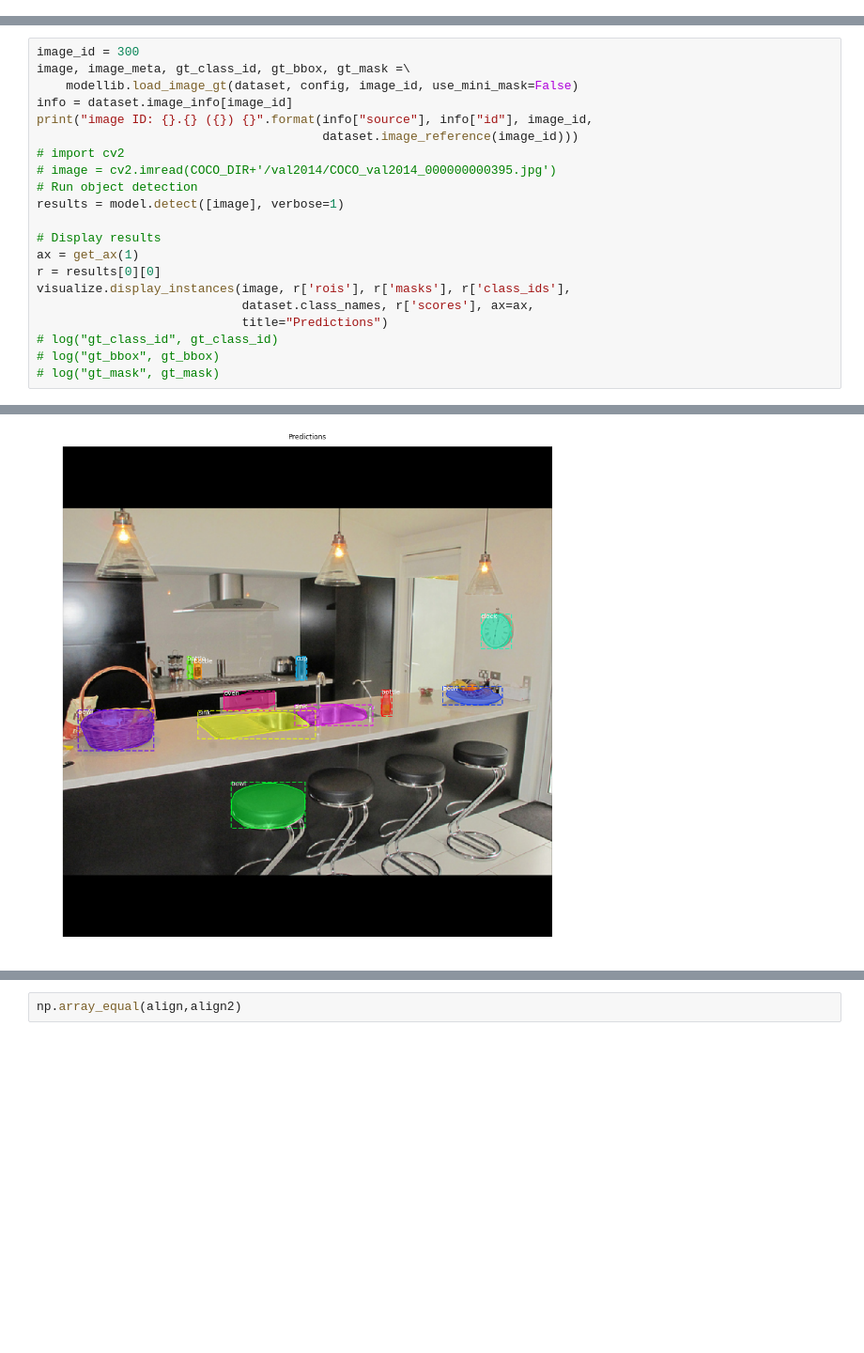
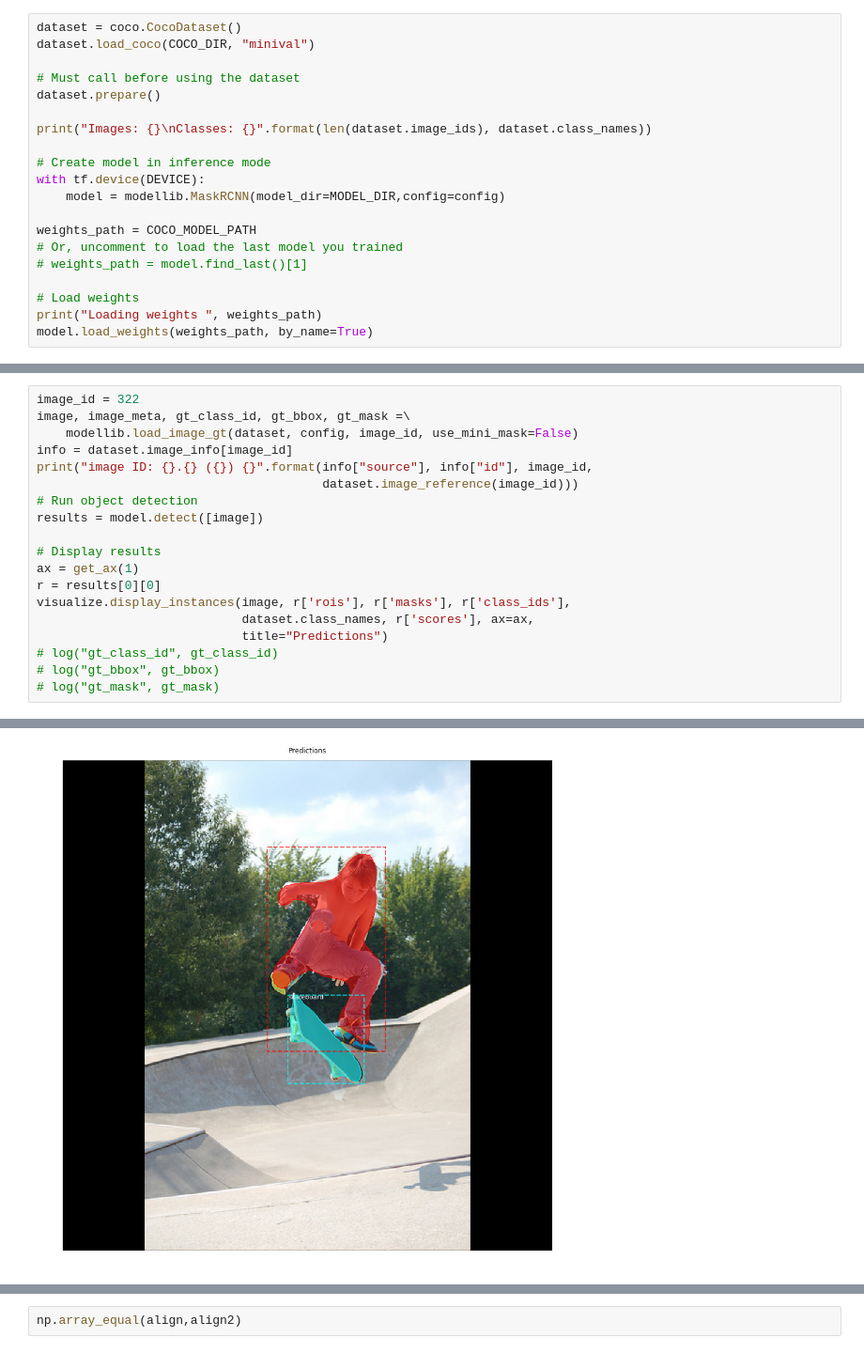
Before and after one commit to JingyuQian/Mask_RCNN, a Jupyter notebook: samples/coco/Inspect_fpn.ipynb, the cells around one changed output, grey strips where cells are left out. Shown at 94% size. Saved outputs shown, nothing was run; the diff lists cells and outputs as text; blank space fills up the shorter version.

Commit message:
Complete lite model for benchark tests

```diff
--- a/samples/coco/Inspect_fpn.ipynb
+++ b/samples/coco/Inspect_fpn.ipynb
@@ -138,0 +82,20 @@ ________________________________________________________________________________
+# %%
+dataset = coco.CocoDataset()
+dataset.load_coco(COCO_DIR, "minival")
+
+# Must call before using the dataset
+dataset.prepare()
+
+print("Images: {}\nClasses: {}".format(len(dataset.image_ids), dataset.class_names))
+
+# Create model in inference mode
+with tf.device(DEVICE):
+    model = modellib.MaskRCNN(model_dir=MODEL_DIR,config=config)
+
+weights_path = COCO_MODEL_PATH
+# Or, uncomment to load the last model you trained
+# weights_path = model.find_last()[1]
+
+# Load weights
+print("Loading weights ", weights_path)
+model.load_weights(weights_path, by_name=True)
@@ -139,14 +120,12 @@ ________________________________________________________________________________
 # %%
-image_id = 300
+image_id = 322
 image, image_meta, gt_class_id, gt_bbox, gt_mask =\
     modellib.load_image_gt(dataset, config, image_id, use_mini_mask=False)
 info = dataset.image_info[image_id]
 print("image ID: {}.{} ({}) {}".format(info["source"], info["id"], image_id,
                                        dataset.image_reference(image_id)))
-# import cv2
-# image = cv2.imread(COCO_DIR+'/val2014/COCO_val2014_000000000395.jpg')
 # Run object detection
-results = model.detect([image], verbose=1)
+results = model.detect([image])
 
 # Display results
 ax = get_ax(1)
@@ -167 +148 @@ anchors                  shape: (1, 261888, 4)        min:   -0.35390  max:    1
-[figure, old version]
+[figure, new version]
```
Also changed, not shown: parts of 12 cells of this notebook, 2 other files.
